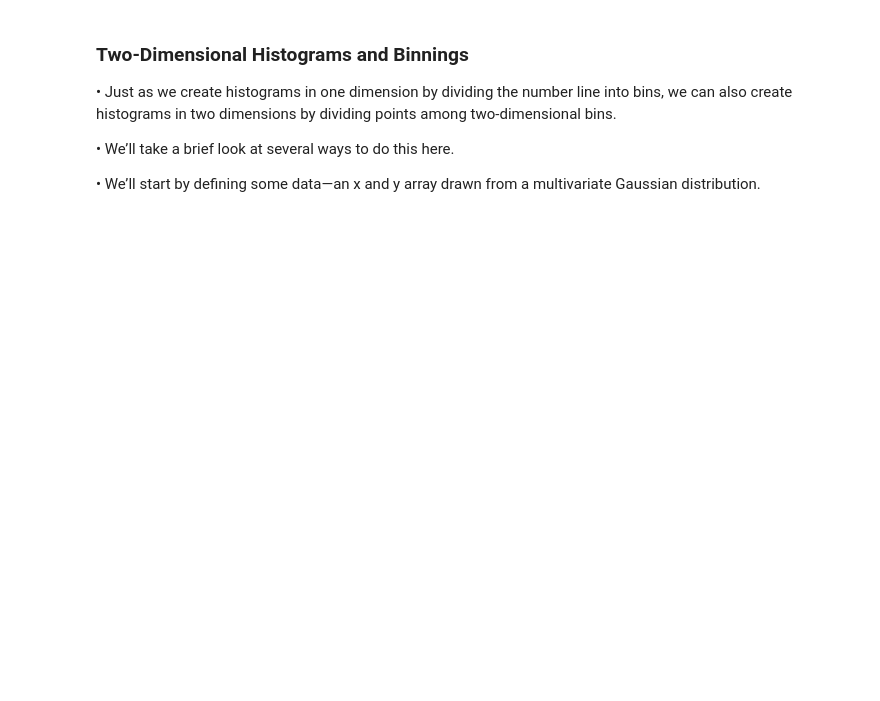
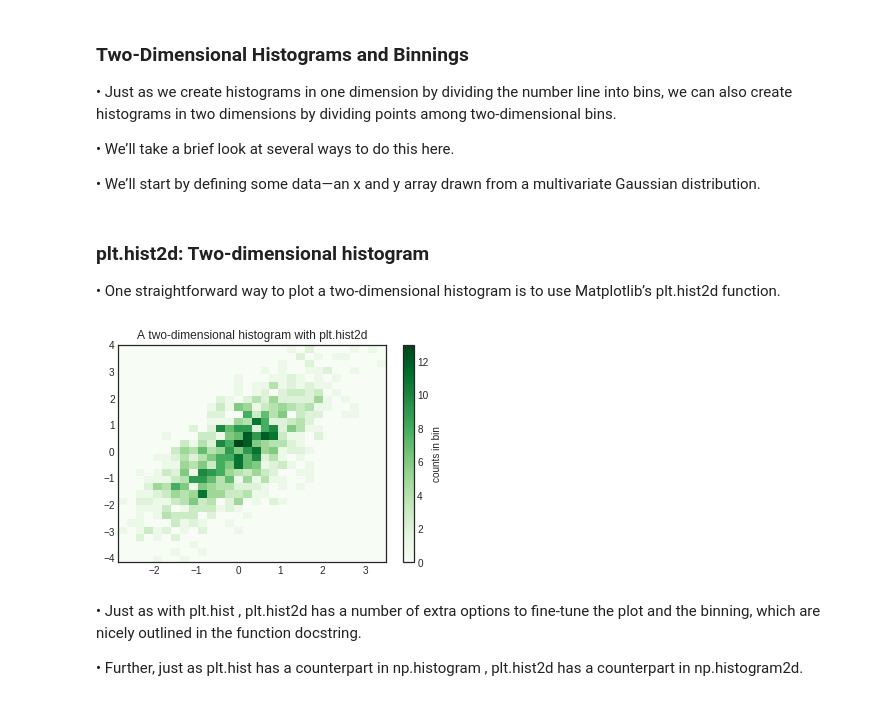
Before and after one commit to rajesh1994/python_excercise_programiz, a Jupyter notebook: python/11_matplotlib/python_for_datascience_handbook/4. Histograms, Binnings, and Density.ipynb, the cells around one changed output. Saved outputs shown, nothing was run; the diff lists cells and outputs as text; code cells hidden in the pictures; blank space fills up the shorter version.

Commit message:
4. Histograms, Binnings, and Density.ipynb - completed

```diff
--- a/python/11_matplotlib/python_for_datascience_handbook/4. Histograms, Binnings, and Density.ipynb
+++ b/python/11_matplotlib/python_for_datascience_handbook/4. Histograms, Binnings, and Density.ipynb
@@ -55,3 +55,17 @@ array([  4, 124, 486, 333,  53])
 mean = [0, 0]
 cov = [[1, 1], [1, 2]]
 x, y = np.random.multivariate_normal(mean, cov, 1000).T
+# %% [markdown]
+### plt.hist2d: Two-dimensional histogram
+
+• One straightforward way to plot a two-dimensional histogram is to use Matplotlib’s plt.hist2d function.
+# %%
+plt.hist2d(x, y, bins=30, cmap='Greens')
+plt.colorbar().set_label('counts in bin')
+plt.title('A two-dimensional histogram with plt.hist2d');
+# %% [output]
+[figure, added]
+# %% [markdown]
+• Just as with plt.hist , plt.hist2d has a number of extra options to fine-tune the plot and the binning, which are nicely outlined in the function docstring.
+
+• Further, just as plt.hist has a counterpart in np.histogram , plt.hist2d has a counterpart in np.histogram2d.
```
Also changed, not shown: parts of 9 cells of this notebook, 1 other file.
